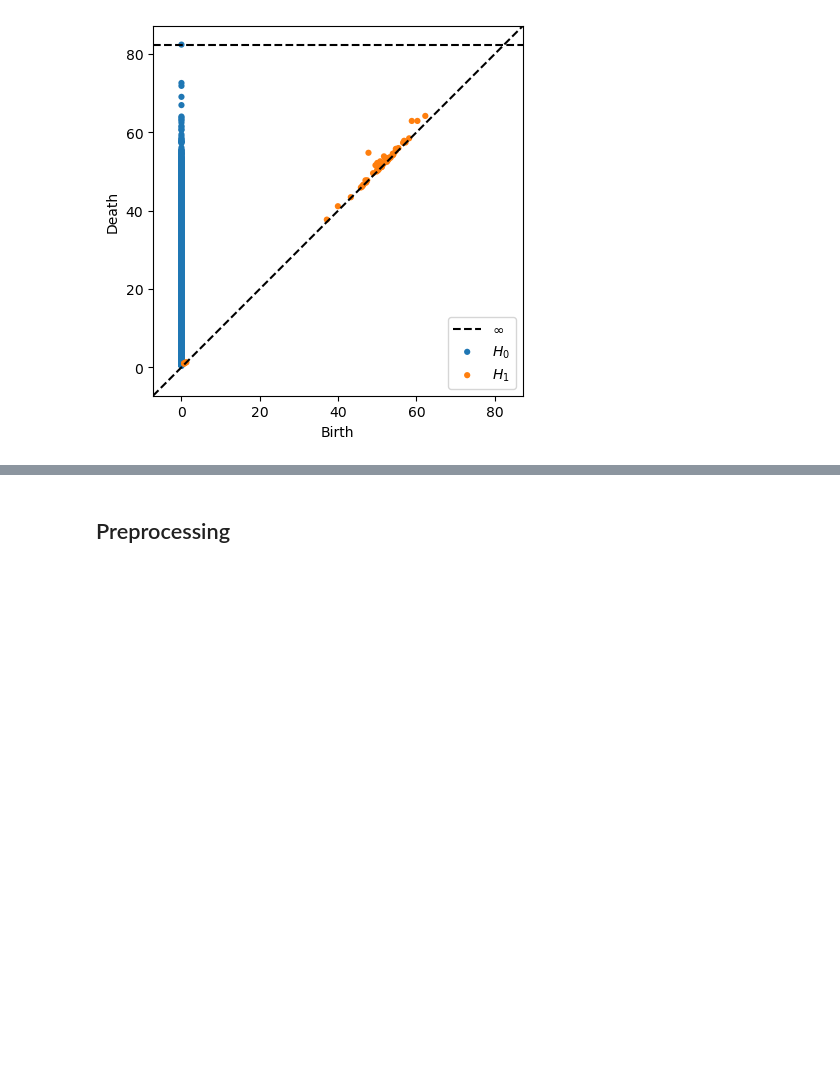
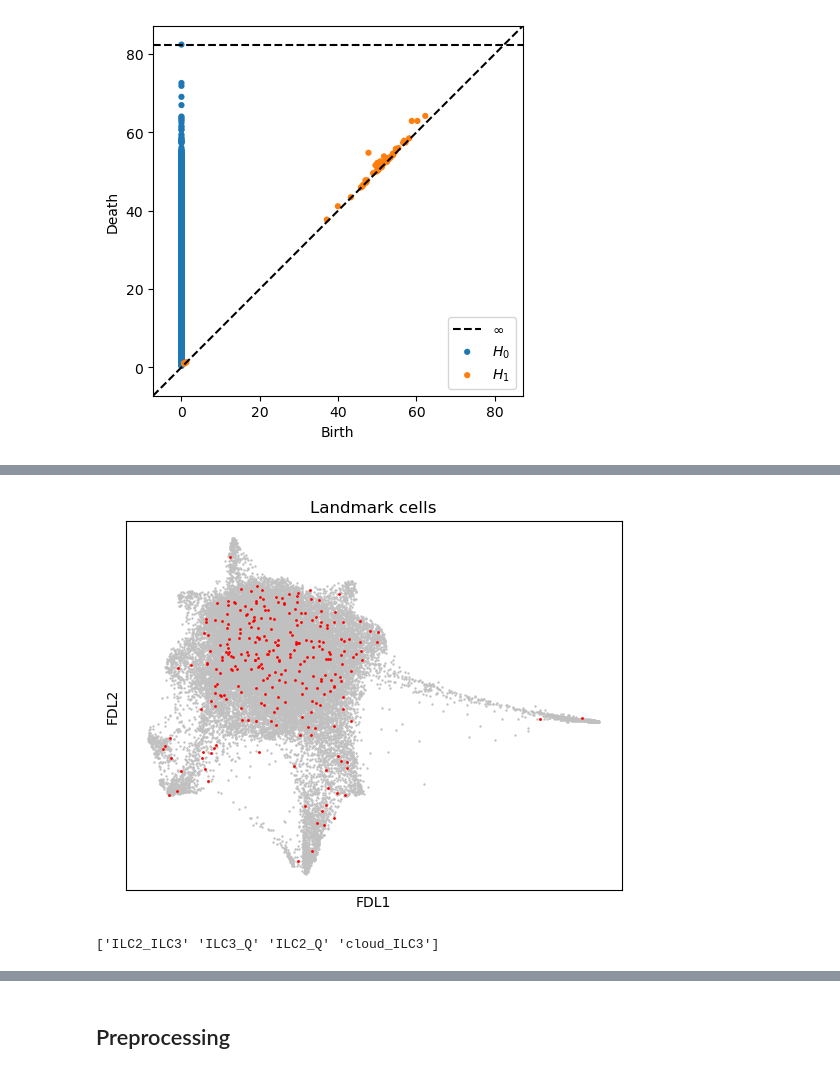
Before and after one commit to Orecchia-Research-Group/manifold_learning, a Jupyter notebook: TDA for ILCs.ipynb, the cells around one changed output, grey strips where cells are left out. Saved outputs shown, nothing was run; the diff lists cells and outputs as text; code cells hidden in the pictures; blank space fills up the shorter version.

```diff
--- a/TDA for ILCs.ipynb
+++ b/TDA for ILCs.ipynb
@@ -293,7 +304,7 @@ norm_reads = np.array(ILC_total_reads)
 print(norm_reads.shape)
 PCA_coord = np.array(PCA_coord)
 print(PCA_coord.shape)
-Diff_coord = np.array(Diff_coord)
+Diff_coord = np.array(Diff)
 print(Diff_coord.shape)
 
 #Number of genes to initialize new matrix
@@ -301,7 +312,7 @@ genes = Gene_list.shape[0]
 reads = np.zeros((1,3000)) # 15806 for all genes
 
 PCA_reads = np.zeros((1,50))
-Diff_reads = np.zeros((1,15))
+Diff_reads = np.zeros((1,2)) #15 for Diff_coord instead of Diff
 
 #Going through all of the cells, if the  associated index in index_cell is nonzero then
 #it was included in our group and we should pull the associated gene expression data
@@ -317,7 +328,7 @@ for i in range(0,cells):
         PCA_reads = np.append(PCA_reads, next_PCA, axis = 0)
 
         next_Diff = Diff_coord[i,:]
-        next_Diff = np.reshape(next_Diff, (1,15))
+        next_Diff = np.reshape(next_Diff, (1,2))
         Diff_reads = np.append(Diff_reads, next_Diff, axis = 0)
 
 #To get the indices to work out I have a row of zeros at the top that I need to omit
@@ -508,0 +522,3 @@ Rips(maxdim=1, thresh=inf, coeff=2, do_cocycles=False, n_perm = None, verbose=Tr
+# %%
+landmarks = np.load("sample_landmark_indices.npy")
+print(landmarks)
@@ -508,0 +595,16 @@ Rips(maxdim=1, thresh=inf, coeff=2, do_cocycles=False, n_perm = None, verbose=Tr
+# %%
+frame1 = plt.scatter(Diff[:,0], Diff[:,1], s= 0.5, c = "silver")
+frame1 = plt.scatter(Diff_reads[:,0], Diff_reads[:,1], s= 1, c = "red")
+plt.title('Landmark cells')
+#plt.xlim(-30000,25000)
+frame1.axes.get_xaxis().set_ticks([])
+frame1.axes.get_yaxis().set_ticks([])
+plt.ylabel('FDL2')
+plt.xlabel('FDL1')
+plt.show()
+# %% [output]
+[figure, added]
+# %%
+print(df.columns.values)
+# %% [output]
+['ILC2_ILC3' 'ILC3_Q' 'ILC2_Q' 'cloud_ILC3']
```
Also changed, not shown: parts of 9 cells of this notebook.
